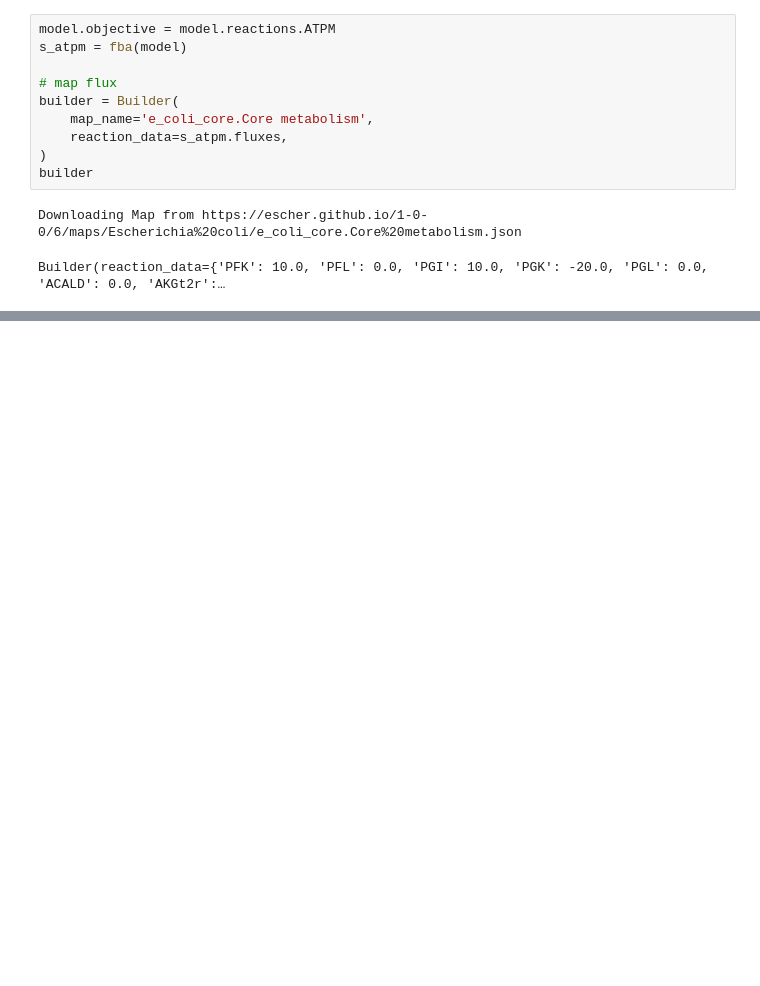
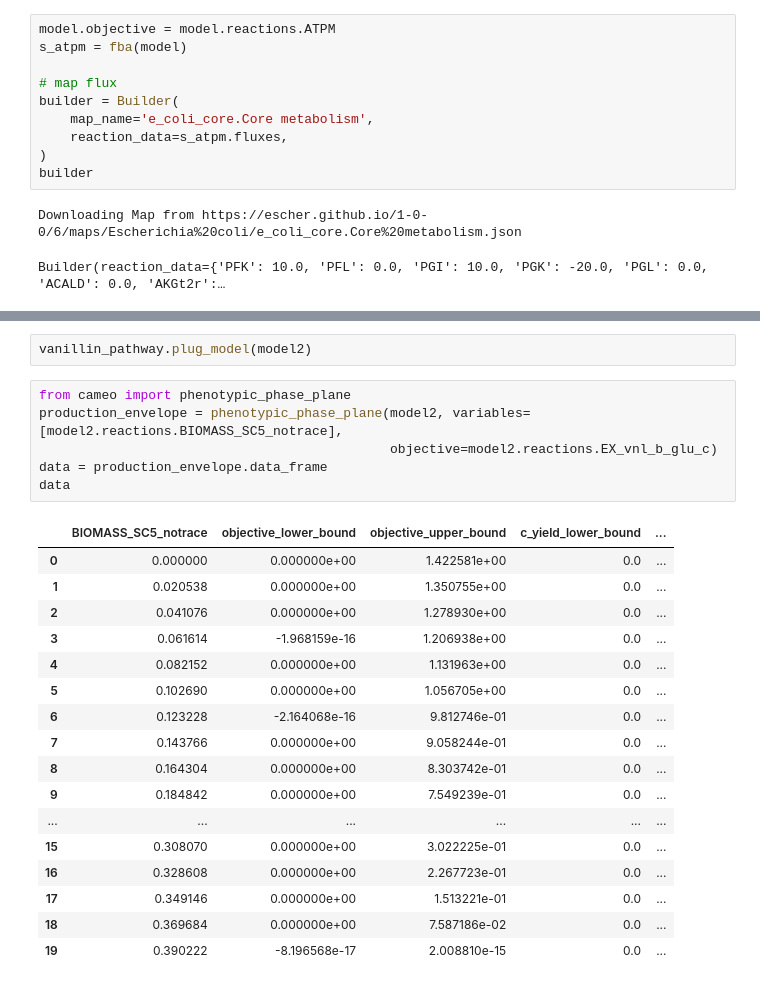
Before and after one commit to lab-biotek-bio-ugm/cobra-workshop, a Jupyter notebook: cell-factory-design-ugm-2021.ipynb, the cells around one changed output, grey strips where cells are left out. Cells and saved outputs as stored; diff of their text form; blank space fills up the shorter version.

```diff
--- a/cell-factory-design-ugm-2021.ipynb
+++ b/cell-factory-design-ugm-2021.ipynb
@@ -252,0 +340,26 @@ Builder(reaction_data={'PFK': 10.0, 'PFL': 0.0, 'PGI': 10.0, 'PGK': -20.0, 'PGL'
+# %%
+vanillin_pathway.plug_model(model2)
+# %%
+from cameo import phenotypic_phase_plane
+production_envelope = phenotypic_phase_plane(model2, variables=[model2.reactions.BIOMASS_SC5_notrace],
+                                             objective=model2.reactions.EX_vnl_b_glu_c)
+data = production_envelope.data_frame
+data
+# %% [output]
+|  | BIOMASS_SC5_notrace | objective_lower_bound | objective_upper_bound | c_yield_lower_bound | ... |
+| 0 | 0.000000 | 0.000000e+00 | 1.422581e+00 | 0.0 | ... |
+| 1 | 0.020538 | 0.000000e+00 | 1.350755e+00 | 0.0 | ... |
+| 2 | 0.041076 | 0.000000e+00 | 1.278930e+00 | 0.0 | ... |
+| 3 | 0.061614 | -1.968159e-16 | 1.206938e+00 | 0.0 | ... |
+| 4 | 0.082152 | 0.000000e+00 | 1.131963e+00 | 0.0 | ... |
+| 5 | 0.102690 | 0.000000e+00 | 1.056705e+00 | 0.0 | ... |
+| 6 | 0.123228 | -2.164068e-16 | 9.812746e-01 | 0.0 | ... |
+| 7 | 0.143766 | 0.000000e+00 | 9.058244e-01 | 0.0 | ... |
+| 8 | 0.164304 | 0.000000e+00 | 8.303742e-01 | 0.0 | ... |
+| 9 | 0.184842 | 0.000000e+00 | 7.549239e-01 | 0.0 | ... |
+| ... | ... | ... | ... | ... | ... |
+| 15 | 0.308070 | 0.000000e+00 | 3.022225e-01 | 0.0 | ... |
+| 16 | 0.328608 | 0.000000e+00 | 2.267723e-01 | 0.0 | ... |
+| 17 | 0.349146 | 0.000000e+00 | 1.513221e-01 | 0.0 | ... |
+| 18 | 0.369684 | 0.000000e+00 | 7.587186e-02 | 0.0 | ... |
+| 19 | 0.390222 | -8.196568e-17 | 2.008810e-15 | 0.0 | ... |
```
Also changed, not shown: parts of 14 cells of this notebook, 1 other file.
